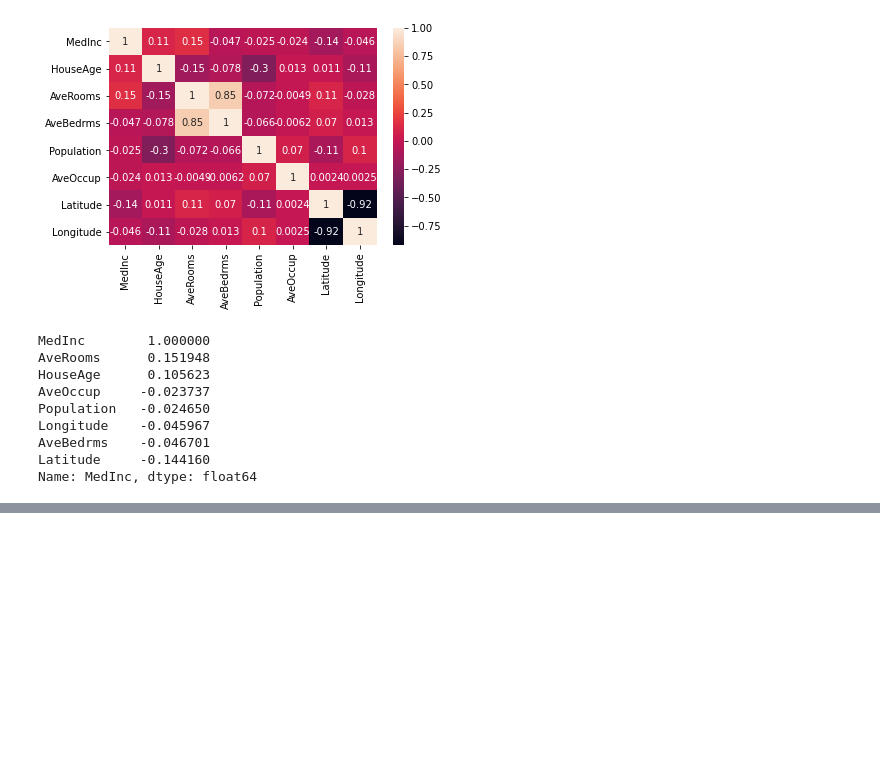
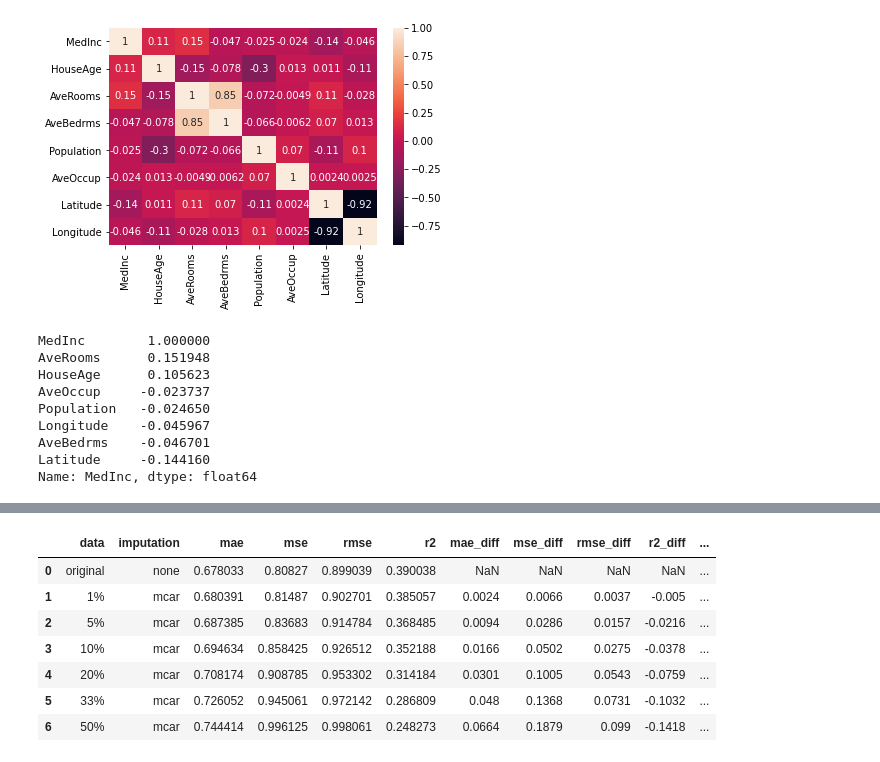
Before and after one commit to ngupta23/ds7333_qtw, a Jupyter notebook: case_study_5/analysis/bhuvana/MissingDataAnalysis_cs5.ipynb, the cells around one changed output, grey strips where cells are left out. Saved outputs shown, nothing was run; the diff lists cells and outputs as text; code cells hidden in the pictures; blank space fills up the shorter version.

```diff
--- a/case_study_5/analysis/bhuvana/MissingDataAnalysis_cs5.ipynb
+++ b/case_study_5/analysis/bhuvana/MissingDataAnalysis_cs5.ipynb
@@ -352,3 +489,14 @@ R2:  0.203
+# %%
+display(HTML(results.to_html()))
+# %% [output]
+|  | data | imputation | mae | mse | rmse | r2 | mae_diff | mse_diff | rmse_diff | r2_diff | ... |
+| 0 | original | none | 0.678033 | 0.80827 | 0.899039 | 0.390038 | NaN | NaN | NaN | NaN | ... |
+| 1 | 1% | mcar | 0.680391 | 0.81487 | 0.902701 | 0.385057 | 0.0024 | 0.0066 | 0.0037 | -0.005 | ... |
+| 2 | 5% | mcar | 0.687385 | 0.83683 | 0.914784 | 0.368485 | 0.0094 | 0.0286 | 0.0157 | -0.0216 | ... |
+| 3 | 10% | mcar | 0.694634 | 0.858425 | 0.926512 | 0.352188 | 0.0166 | 0.0502 | 0.0275 | -0.0378 | ... |
+| 4 | 20% | mcar | 0.708174 | 0.908785 | 0.953302 | 0.314184 | 0.0301 | 0.1005 | 0.0543 | -0.0759 | ... |
+| 5 | 33% | mcar | 0.726052 | 0.945061 | 0.972142 | 0.286809 | 0.048 | 0.1368 | 0.0731 | -0.1032 | ... |
+| 6 | 50% | mcar | 0.744414 | 0.996125 | 0.998061 | 0.248273 | 0.0664 | 0.1879 | 0.099 | -0.1418 | ... |
 # %%
 #Case2 : if z > 30 then impute x - Missing at Random
 def get_mar_imputed_df(impute_fractions,housing_df,impute_variable,reference_variable,ref_variable_threshold,impute_with="median"):
```
Also changed, not shown: parts of 13 cells of this notebook.
